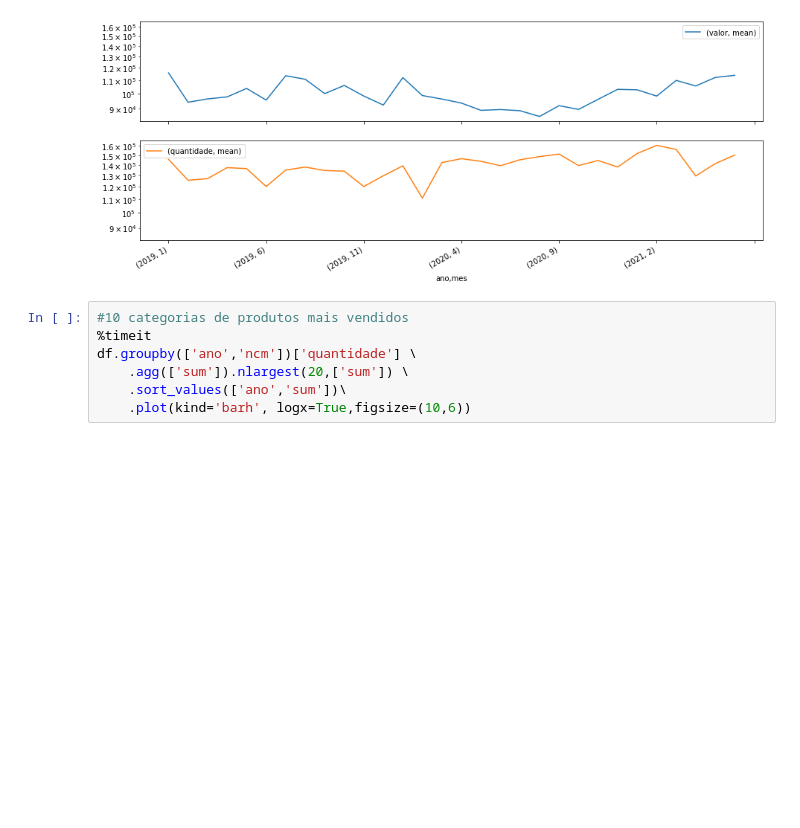
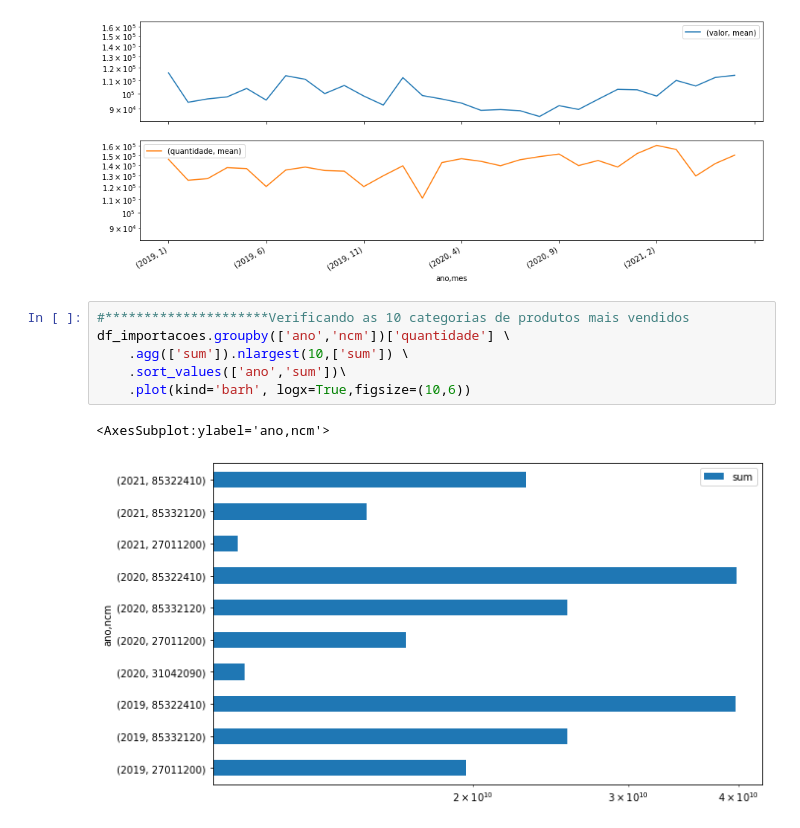
Before and after one commit to jrobertolima/projetoTCC, a Jupyter notebook: ProjetoTCC-final.ipynb, the cells around one changed output. Cells and saved outputs as stored; diff of their text form; blank space fills up the shorter version.

```diff
--- a/ProjetoTCC-final.ipynb
+++ b/ProjetoTCC-final.ipynb
@@ -285,9 +285,11 @@ array([<AxesSubplot:xlabel='ano,mes'>, <AxesSubplot:xlabel='ano,mes'>],
       dtype=object)
 [figure]
 # %%
-#10 categorias de produtos mais vendidos
-%timeit
-df.groupby(['ano','ncm'])['quantidade'] \
-    .agg(['sum']).nlargest(20,['sum']) \
+#*********************Verificando as 10 categorias de produtos mais vendidos
+df_importacoes.groupby(['ano','ncm'])['quantidade'] \
+    .agg(['sum']).nlargest(10,['sum']) \
     .sort_values(['ano','sum'])\
     .plot(kind='barh', logx=True,figsize=(10,6))
+# %% [output]
+<AxesSubplot:ylabel='ano,ncm'>
+[figure, added]
```
Also changed, not shown: parts of 4 cells of this notebook, 1 other file.
